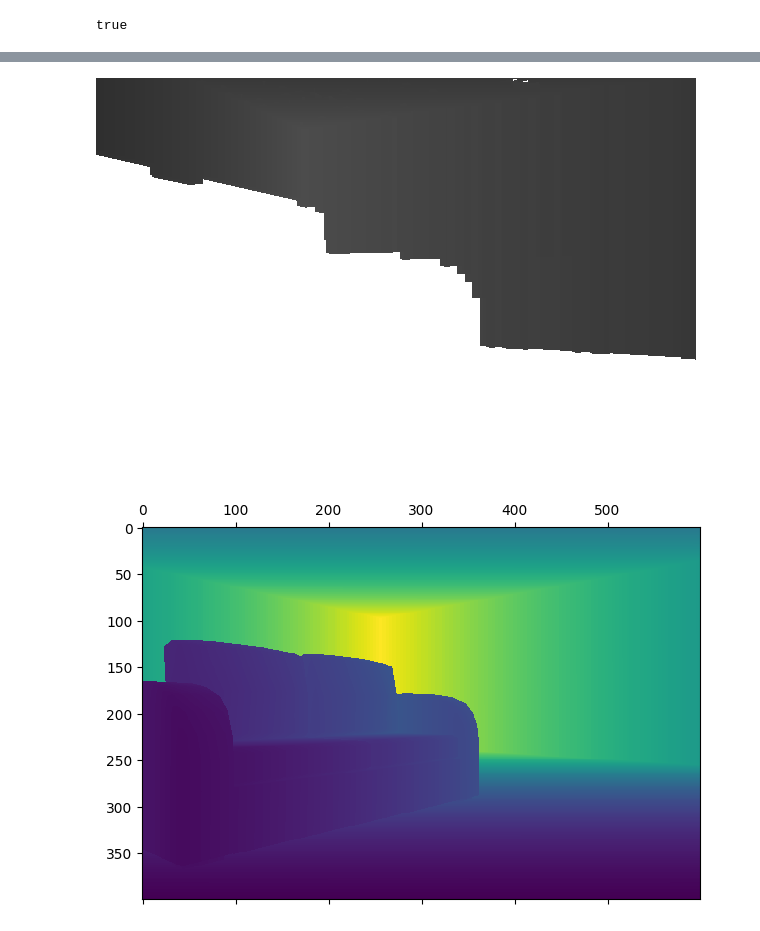
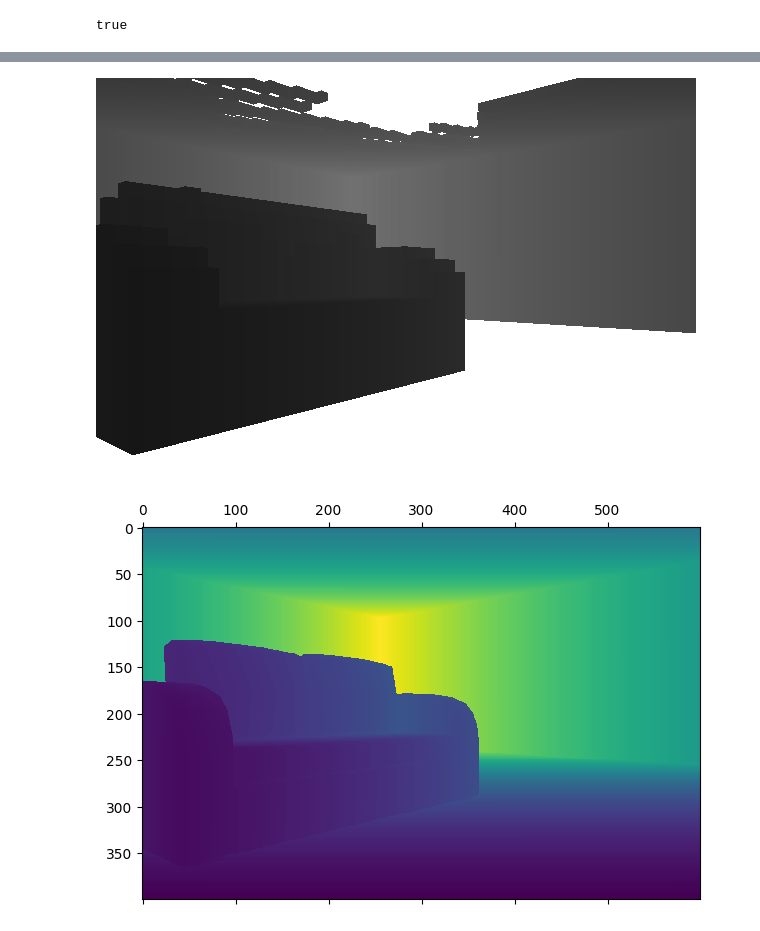
Before and after one commit to probcomp/InverseGraphics, a Jupyter notebook: notebooks/generative_model_scene_001.ipynb, the cells around one changed output, grey strips where cells are left out. Cells and saved outputs as stored; diff of their text form; code cells hidden in the pictures.

```diff
--- a/notebooks/generative_model_scene_001.ipynb
+++ b/notebooks/generative_model_scene_001.ipynb
@@ -198,18 +201,15 @@ Pose⟨pos=[3.005000114440918, 0.7411353083347518, 3.0149998664855957], orientat
 # %%
 ids = [1]
-# pose = Pose([0.7400052114043696, 0.8726610699919363, 8.712766016937628],
-#              QuatRotation(0.43682484719575687, 0.7508444627918284,
-#                           0.47275777555610393, -0.14804300462534098))
-# pose = Pose([0.0, 0.0, 0.0], RotZYX(0, deg2rad(-210.0), 0.0))
-pose_mcs = last(belief_state.pose_history)
-# pose = pose_mcs
-#pose = Pose(pose_mcs.pos, RotZYX(0, deg2rad(95.0), 0.0))
-pose = Pose([1.0, -0.7, 1.0], RotZYX(0.0, deg2rad(115.0), 0.0))
-poses = [pose]
-depth_image = GL.gl_render(renderer, ids, poses, IDENTITY_POSE)
+time_step = 24
+pose_mcs = belief_state.pose_history[time_step]
+
+# Cora uses Euler angle order YPR (zxy) in radians, left-handed -> right-handed => invert sign
+pose = Pose(pose_mcs.pos, Rotations.RotZXY(0, 0, -Rotations.RotZXY(pose_mcs.orientation).theta3))  # 130.0
+
+depth_image = GL.gl_render(renderer, ids, [pose], IDENTITY_POSE)
 GL.view_depth_image(clamp.(depth_image, 0.0, 200.0))
 # %% [output]
-[figure, old version]
+[figure, new version]
 # %%
 PyCall.py"""
 import matplotlib.pyplot as plt
```
Also changed, not shown: parts of 9 cells of this notebook.
